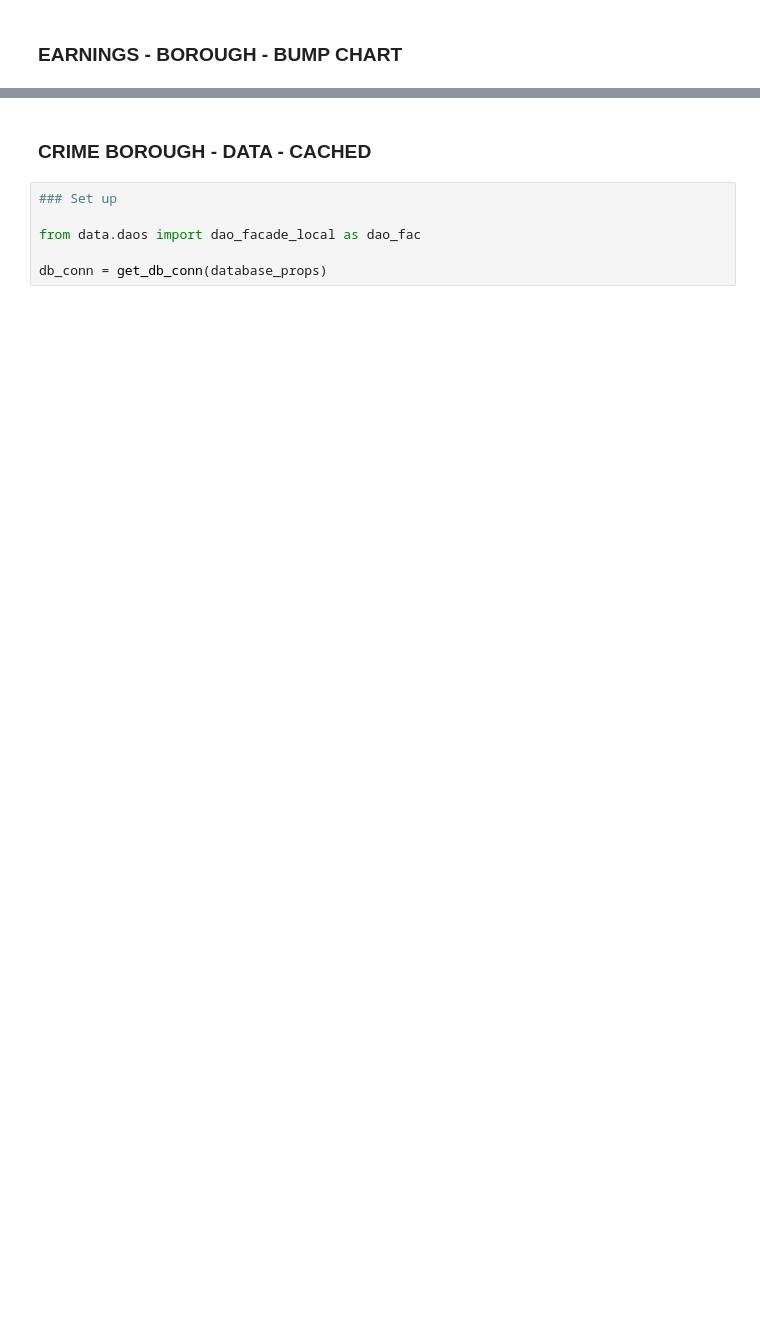
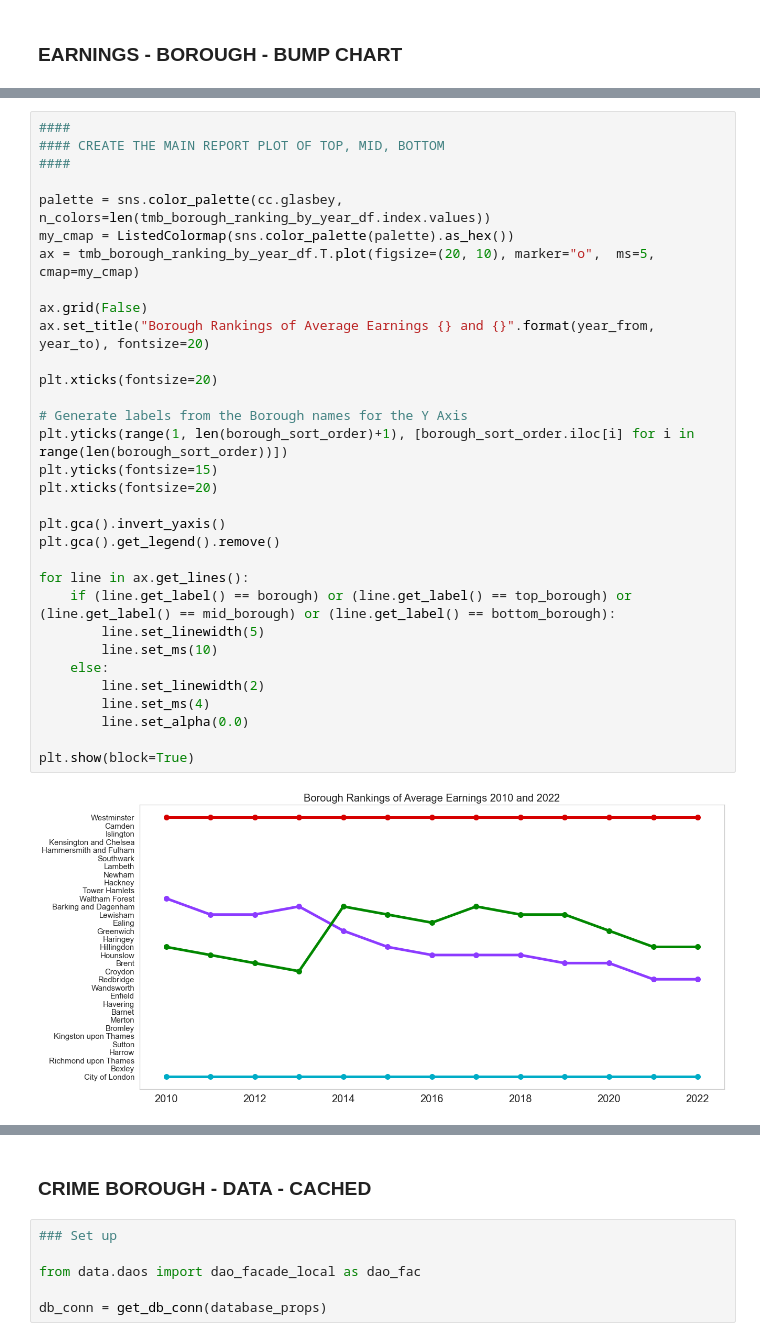
Before and after one commit to neal-bamford/sd-map-streamlit, a Jupyter notebook: SD_Map_Dev.ipynb, the cells around one changed output, grey strips where cells are left out. Saved outputs shown, nothing was run; the diff lists cells and outputs as text; blank space fills up the shorter version.

```diff
--- a/SD_Map_Dev.ipynb
+++ b/SD_Map_Dev.ipynb
@@ -566,0 +543,34 @@ plt.show(block=True)
+# %%
+####
+#### CREATE THE MAIN REPORT PLOT OF TOP, MID, BOTTOM
+####
+
+palette = sns.color_palette(cc.glasbey, n_colors=len(tmb_borough_ranking_by_year_df.index.values))
+my_cmap = ListedColormap(sns.color_palette(palette).as_hex())
+ax = tmb_borough_ranking_by_year_df.T.plot(figsize=(20, 10), marker="o",  ms=5, cmap=my_cmap)
+
+ax.grid(False)
+ax.set_title("Borough Rankings of Average Earnings {} and {}".format(year_from, year_to), fontsize=20)
+
+plt.xticks(fontsize=20)
+
+# Generate labels from the Borough names for the Y Axis
+plt.yticks(range(1, len(borough_sort_order)+1), [borough_sort_order.iloc[i] for i in range(len(borough_sort_order))])
+plt.yticks(fontsize=15)
+plt.xticks(fontsize=20)
+
+plt.gca().invert_yaxis()
+plt.gca().get_legend().remove()
+
+for line in ax.get_lines():
+    if (line.get_label() == borough) or (line.get_label() == top_borough) or (line.get_label() == mid_borough) or (line.get_label() == bottom_borough):
+        line.set_linewidth(5)
+        line.set_ms(10)
+    else:
+        line.set_linewidth(2)
+        line.set_ms(4)
+        line.set_alpha(0.0)
+
+plt.show(block=True)
+# %% [output]
+[figure, added]
```
Also changed, not shown: parts of 25 cells of this notebook, 11 other files.
